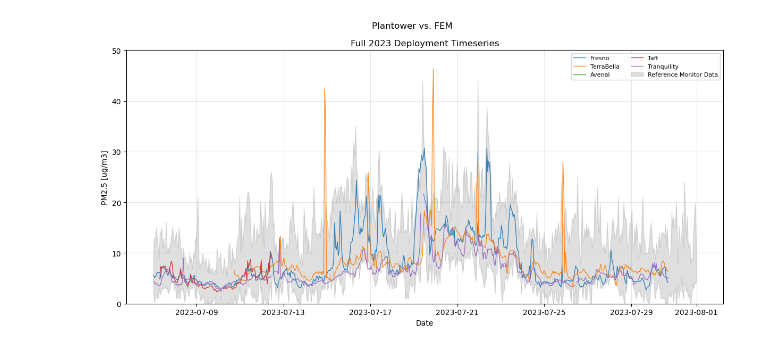
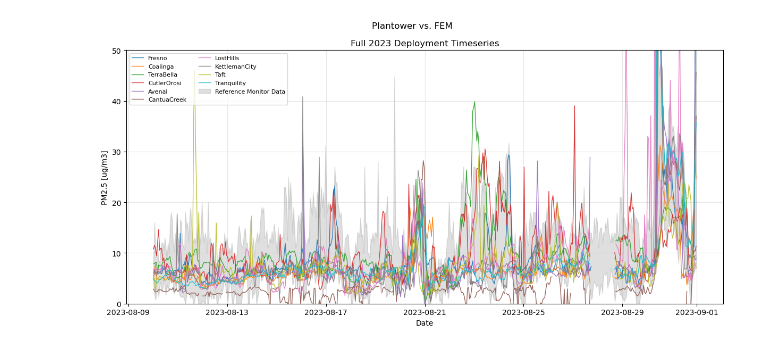
Before and after one commit to TorriaCol/voz-data-analysis, a Jupyter notebook: plots/full_timeseries.ipynb, the cells around one changed output. Saved outputs shown, nothing was run; the diff lists cells and outputs as text; code cells hidden in the pictures.

```diff
--- a/plots/full_timeseries.ipynb
+++ b/plots/full_timeseries.ipynb
@@ -61,8 +61,8 @@ for file in ptw_file_names:
     else:
         timeseries = timeseries.join(ptwdf, how='left')
 
-start_date = pd.to_datetime("2023-07-07")
-end_date = pd.to_datetime("2023-08-01")
+start_date = pd.to_datetime("2023-08-10")
+end_date = pd.to_datetime("2023-09-01")
 
 timeseries_filtered = timeseries[(timeseries.index >= start_date) & (timeseries.index <= end_date)]
 
@@ -71,34 +71,34 @@ df = timeseries_filtered.dropna(how='all', axis=1)
 plt.figure(figsize=(12,6))
 for col in df.columns:
     name=os.path.basename(col).split('_', 1)[0]
     if('FEM' in col or 'reference' in col):
         continue
     else:
         alpha = 0.9
         lw = 1
         z = 2
     plt.plot(df.index, df[col], label=name, linewidth=lw, alpha = alpha, zorder = z)
 plt.fill_between(
     timeseries_filtered.index,                          # x = datetime index
     timeseries_filtered['min_reference_pm'],               # lower y bound (series)
     timeseries_filtered['max_reference_pm'],               # upper y bound (series)             # mask of same length
     alpha=0.25,
     color='gray',
     label='Reference Monitor Data'
 )
 plt.legend(ncol=2, fontsize=8)
 plt.title("Full 2023 Deployment Timeseries")
 plt.suptitle("Plantower vs. FEM")
 plt.xlabel("Date")
 plt.ylabel("PM2.5 [ug/m3]")
 plt.ylim(0, 50)
 plt.grid(True, alpha=0.3)
 plt.tight_layout()
 
 plt.savefig(rf"./images/PlantowerFullTimeseries.jpg", format='jpg', dpi=300)
 plt.show()
 # %% [output]
-[figure, old version]
+[figure, new version]
 # %%
 # Define file names and locations for reference and voz plantowers
 senprefix = "../reference_files/2023SensirionDataCalibrated/"
```
Also changed, not shown: 11 other files.
